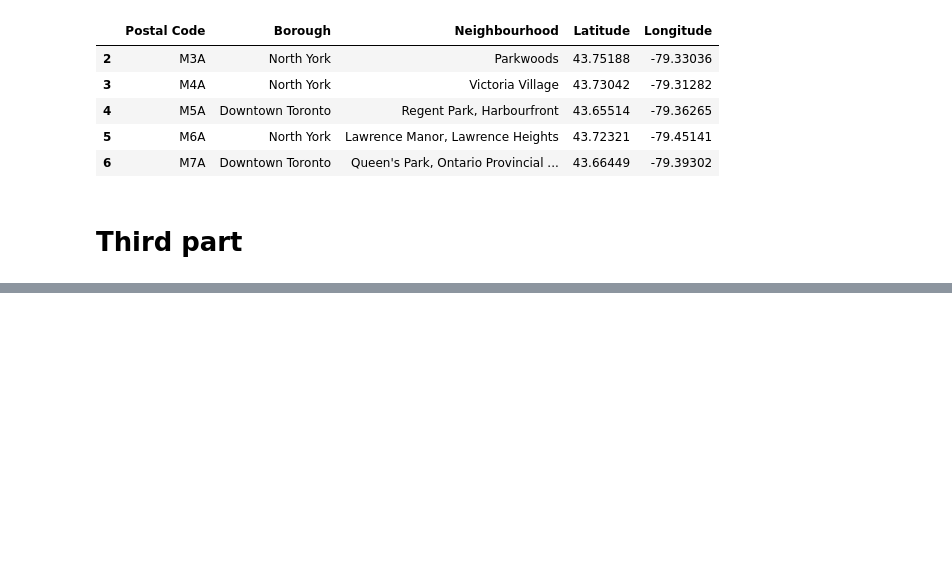
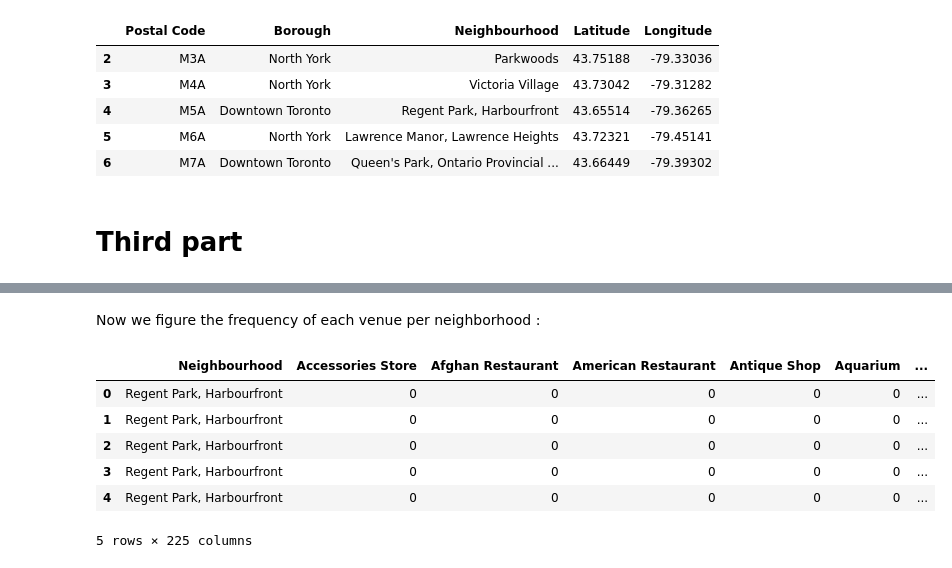
Before and after one commit to Frouby/Coursera_Capstone, a Jupyter notebook: Toronto Segmenting and Clustering.ipynb, the cells around one changed output, grey strips where cells are left out. Drawn from its saved outputs; the diff is of its cells as text; code cells hidden in the pictures; blank space fills up the shorter version.

```diff
--- a/Toronto Segmenting and Clustering.ipynb
+++ b/Toronto Segmenting and Clustering.ipynb
@@ -121,0 +209,2 @@ toronto_df = right_df[right_df['Borough'].str.find("Toronto")>-1]
+# %%
+results = requests.get(url).json()
@@ -121,0 +325,20 @@ toronto_df = right_df[right_df['Borough'].str.find("Toronto")>-1]
+# %% [markdown]
+Now we figure the frequency of each venue per neighborhood :
+# %%
+toronto_onehot = pd.get_dummies(toronto_venues[['Venue Category']], prefix="", prefix_sep="")
+
+toronto_onehot['0_Neighbourhood'] = toronto_venues['Neighborhood']
+
+fixed_columns = [toronto_onehot.columns[-1]] + list(toronto_onehot.columns[:-1])
+toronto_onehot = toronto_onehot[fixed_columns]
+toronto_onehot.rename(columns={"0_Neighbourhood": "Neighbourhood"}, inplace=True)
+
+toronto_onehot.head()
+# %% [output]
+|  | Neighbourhood | Accessories Store | Afghan Restaurant | American Restaurant | Antique Shop | Aquarium | ... |
+| 0 | Regent Park, Harbourfront | 0 | 0 | 0 | 0 | 0 | ... |
+| 1 | Regent Park, Harbourfront | 0 | 0 | 0 | 0 | 0 | ... |
+| 2 | Regent Park, Harbourfront | 0 | 0 | 0 | 0 | 0 | ... |
+| 3 | Regent Park, Harbourfront | 0 | 0 | 0 | 0 | 0 | ... |
+| 4 | Regent Park, Harbourfront | 0 | 0 | 0 | 0 | 0 | ... |
+5 rows × 225 columns
```
Also changed, not shown: parts of 48 cells of this notebook.
